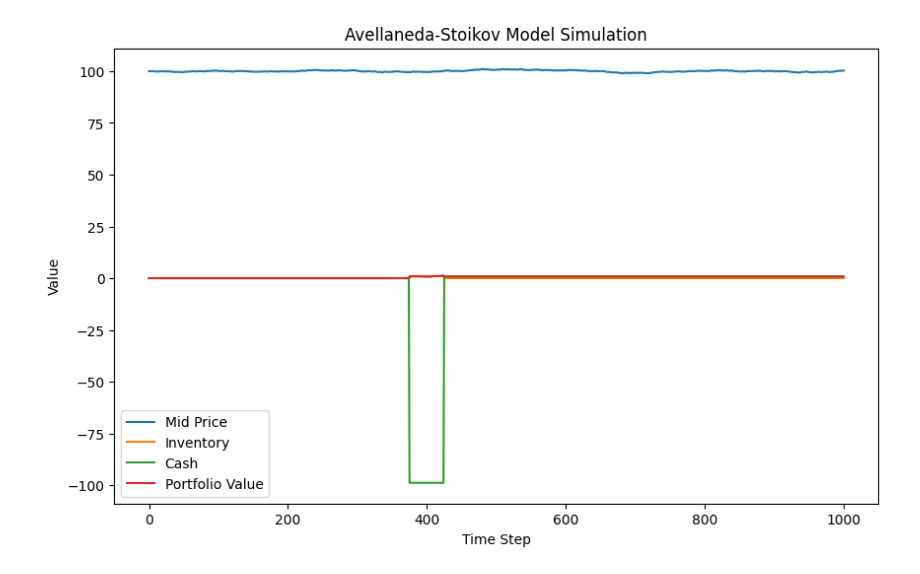
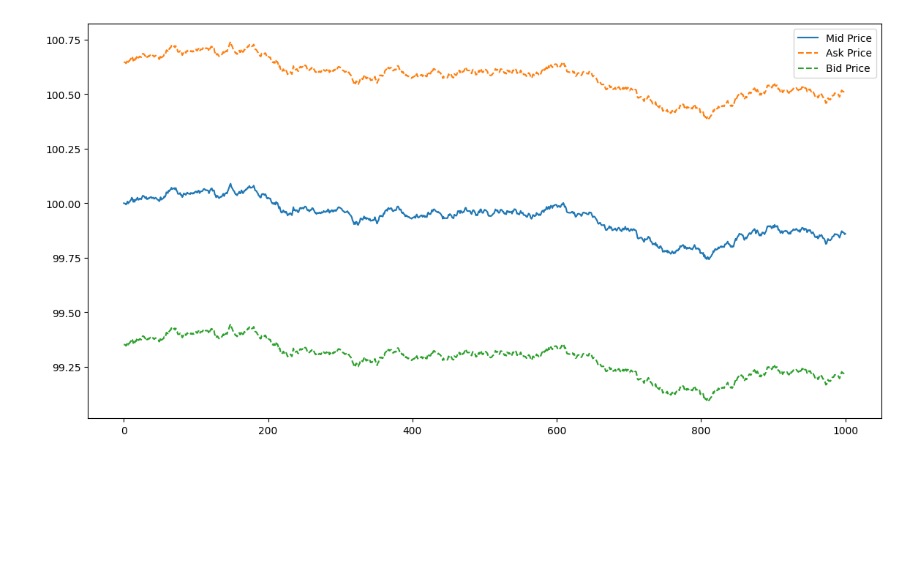
Before and after one commit to dahhou147/Copula, a Jupyter notebook: Avellaneda_Stoikov.ipynb, the cells around one changed output. Drawn from its saved outputs; the diff is of its cells as text; code cells hidden in the pictures; blank space fills up the shorter version.

```diff
--- a/Avellaneda_Stoikov.ipynb
+++ b/Avellaneda_Stoikov.ipynb
@@ -168,8 +7,4 @@ Std inventory: 0.93
 # %%
-import numpy as np
-import scipy.stats as ss
-import matplotlib.pyplot as plt
-
 def price_fluctuation(S_0, N, T, sigma):
     dt = T / N
     b_increments = ss.norm.rvs(size=N, scale=np.sqrt(dt))
@@ -178,80 +13,75 @@ def price_fluctuation(S_0, N, T, sigma):
     S = S_0 + sigma * b_t
     return S
 
-def optimal_spread(gamma, k, T,t):
-    return 0.5*gamma**2*(T-t) + (1 / gamma) * np.log(1 + gamma / k)
+def optimal_spread(gamma, sigma, k, T, t):
+    spread = 2 / gamma * np.log(1 + gamma / k) + gamma * sigma**2 * (T - t)
+    return spread / 2
 
 def trading_intensity(mid_price, sigma, gamma, k, T, t, q_current, lambda_ask, lambda_bid, delta, dt):
-    # Compute reservation price
+    # Reservation price calculation
     r = mid_price - q_current * gamma * sigma**2 * (T - t)
-    # Compute distances for ask and bid from market mid-price
-    delta_ask = delta - q_current * gamma * sigma**2 * (T - t)
-    delta_bid = delta + q_current * gamma * sigma**2 * (T - t)
 
-    # Compute intensities with time scaling
+    delta_ask = delta
+    delta_bid = delta
+
     intensity_ask = lambda_ask * np.exp(-k * delta_ask) * dt
     intensity_bid = lambda_bid * np.exp(-k * delta_bid) * dt
 
-    # Generate number of orders (buy/sell)
-    N_b = ss.poisson.rvs(intensity_ask)  # Buy orders hitting ask
-    N_a = ss.poisson.rvs(intensity_bid)  # Sell orders hitting bid
+    N_b = ss.poisson.rvs(intensity_ask)
+    N_a = ss.poisson.rvs(intensity_bid)
 
-    # Calculate cash flow and inventory change
     cash_jump = N_b * (r + delta) - N_a * (r - delta)
     q_change = N_a - N_b
 
     return cash_jump, q_change
 
-
-def bid_ask(mid_price,inventory, gamma,delta, T, t):
+def bid_ask(mid_price, inventory, gamma, sigma, delta, T, t):
     r = mid_price - inventory * gamma * sigma**2 * (T - t)
     ask = r + delta
     bid = r - delta
     return ask, bid
-
-
 
 def simulate_trading(S_0, N, T, sigma, gamma, k, lambda_ask, lambda_bid):
     dt = T / N
     S = price_fluctuation(S_0, N, T, sigma)
     q = np.zeros(N + 1)
     cash = np.zeros(N + 1)
-
+    bid = np.zeros(N)
+    ask = np.zeros(N)
     for t in range(N):
         current_time = t * dt
         mid_price = S[t]
         q_current = q[t]
-        delta = optimal_spread(gamma, k, T, current_time)
-        bid, ask = bid_ask(mid_price, q_current, gamma, delta, T, current_time)
-        cash_jump, q_change = trading_intensity(mid_price, sigma, gamma, k, T, current_time, q_current,
-                                               lambda_ask, lambda_bid, delta, dt)
+
+        delta = optimal_spread(gamma, sigma, k, T, current_time)
+        ask[t], bid[t] = bid_ask(mid_price, q_current, gamma, sigma, delta, T, current_time)
+        cash_jump, q_change = trading_intensity(mid_price, sigma, gamma, k, T, current_time,
+                                                q_current, lambda_ask, lambda_bid, delta, dt)
+
         q[t + 1] = q_current + q_change
         cash[t + 1] = cash[t] + cash_jump
 
+    # Calculate portfolio value
     portfolio_value = cash + q * S
     return S, q, cash, portfolio_value, bid, ask
 
-if __name__ == '__main__':
-    S_0 = 100
-    N = 1000
-    T = 1
-    sigma = 2
-    gamma = 0.5
-    k = 1.5
-    lambda_ask = 5
-    lambda_bid = 5
+# Example usage
+S_0 = 100
+N = 1000
+T = 1
+sigma = 0.2
+gamma = 0.1
+k = 1.5
+lambda_ask = 1
+lambda_bid = 1
 
-    S, q, cash, portfolio_value = simulate_trading(S_0, N, T, sigma, gamma, k, lambda_ask, lambda_bid)
+S, q, cash, portfolio_value, bid, ask = simulate_trading(S_0, N, T, sigma, gamma, k, lambda_ask, lambda_bid)
 
-    plt.figure(figsize=(10, 6))
-    plt.plot(S, label='Mid Price')
-    plt.plot(q, label='Inventory')
-    plt.plot(cash, label='Cash')
-    plt.plot(portfolio_value, label='Portfolio Value')
-    plt.legend()
-    plt.xlabel('Time Step')
-    plt.ylabel('Value')
-    plt.title('Avellaneda-Stoikov Model Simulation')
-    plt.show()
+plt.figure(figsize=(14, 7))
+plt.plot(S, label='Mid Price')
+plt.plot(ask, label='Ask Price', linestyle='--')
+plt.plot(bid, label='Bid Price', linestyle='--')
+plt.legend()
+plt.show()
 # %% [output]
-[figure, old version]
+[figure, new version]
```
Also changed, not shown: parts of 2 cells of this notebook.
